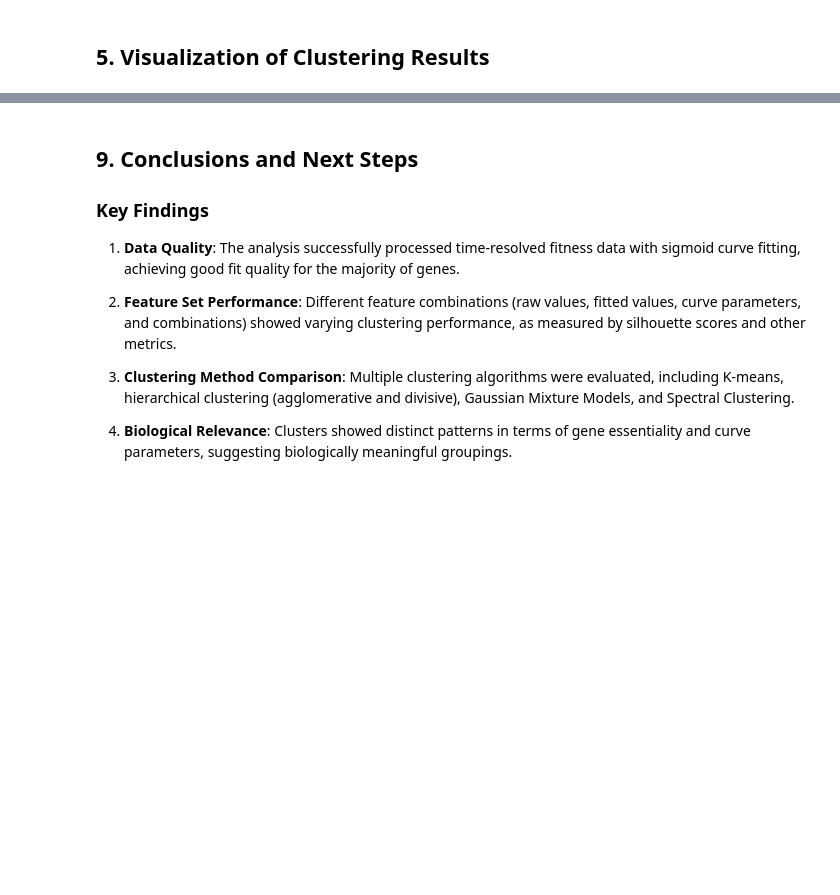
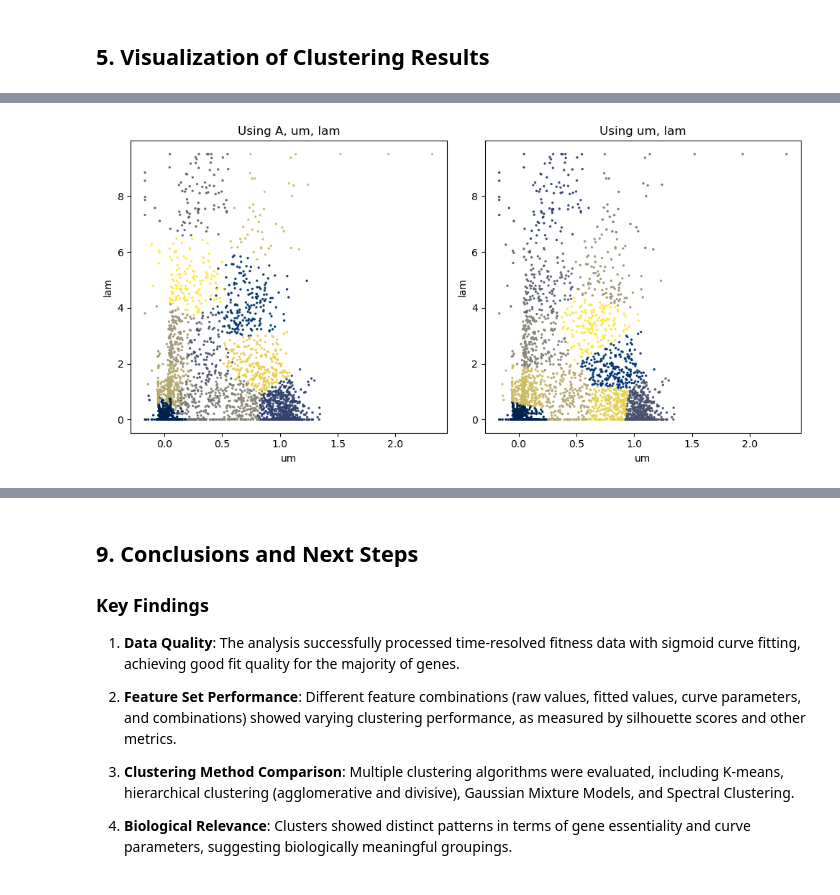
Before and after one commit to DIT-HAP/DIT_HAP_pipeline, a Jupyter notebook: workflow/notebooks/gene_level_clustering.ipynb, the cells around one changed output, grey strips where cells are left out. Cells and saved outputs as stored; diff of their text form; code cells hidden in the pictures; blank space fills up the shorter version.

```diff
--- a/workflow/notebooks/gene_level_clustering.ipynb
+++ b/workflow/notebooks/gene_level_clustering.ipynb
@@ -620,0 +727,24 @@ kmeans:
+# %%
+fig, ax = plt.subplots(1, 2, figsize=(10, 5))
+
+for i, dataset in enumerate(["curve_params", "um_lam_only"]):
+    if dataset == "curve_params":
+        um_lam_std = StandardScaler().fit_transform(df[["A", "um", "lam"]].values)
+    else:
+        um_lam_std = StandardScaler().fit_transform(df[["um", "lam"]].values)
+
+    kmeans = KMeans(n_clusters=12, random_state=42, n_init=10)
+    labels = kmeans.fit_predict(um_lam_std)
+
+    ax[i].scatter(df["um"], df["lam"], c=labels, cmap="cividis", s=2, alpha=0.9)
+    ax[i].set_xlabel("um")
+    ax[i].set_ylabel("lam")
+
+ax[0].set_title("Using A, um, lam")
+ax[1].set_title("Using um, lam")
+
+plt.tight_layout()
+plt.show()
+plt.close()
+# %% [output]
+[figure, added]
```
Also changed, not shown: parts of 26 cells of this notebook, 28 other files.
